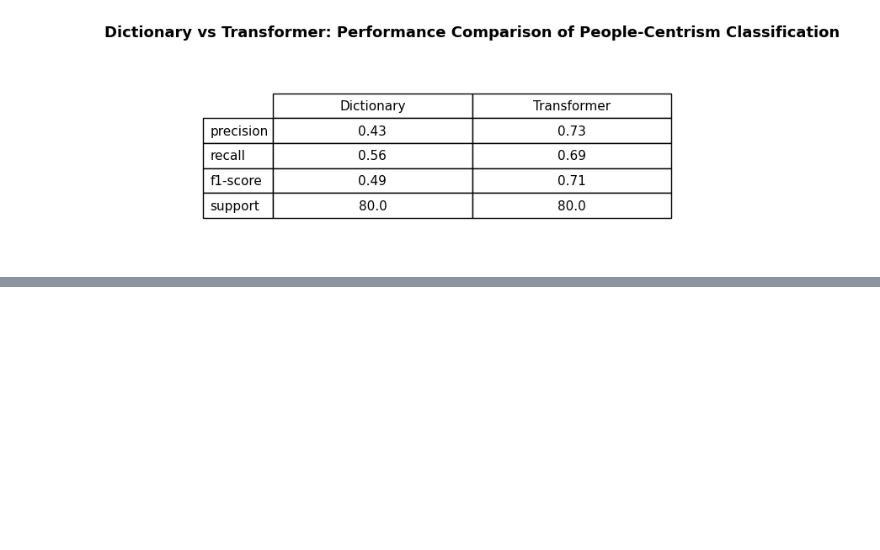
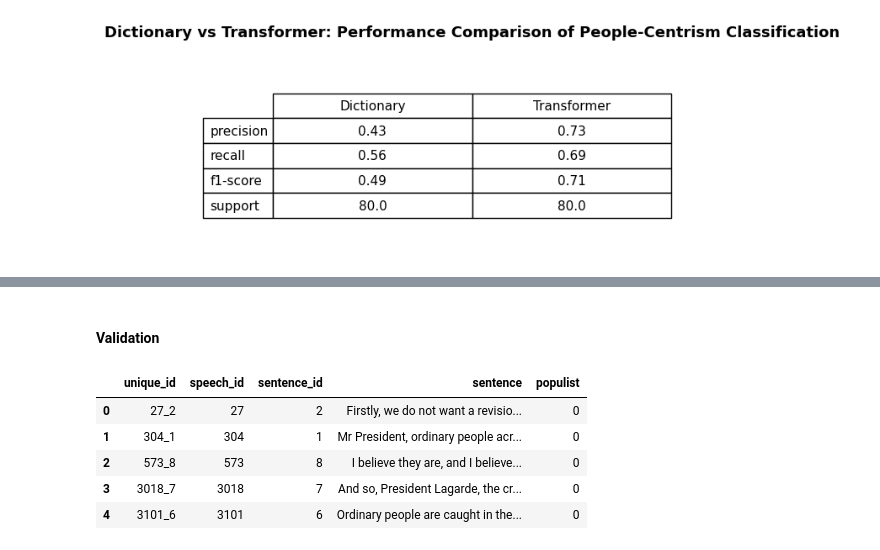
Before and after one commit to gransera/ep_populism_classification, a Jupyter notebook: notebooks/05_validation.ipynb, the cells around one changed output, grey strips where cells are left out. Drawn from its saved outputs; the diff is of its cells as text; code cells hidden in the pictures; blank space fills up the shorter version.

```diff
--- a/notebooks/05_validation.ipynb
+++ b/notebooks/05_validation.ipynb
@@ -255,0 +275,13 @@ plt.show()
+# %% [markdown]
+#### Validation
+# %%
+# Load hand-coded data
+annotations_populism = pd.read_excel('/Users/antoniagranser/Library/Mobile Documents/com~apple~CloudDocs/Documents/Master LMU/Master Thesis/text_analysis_ep_populism/dictionary_analysis/outputs/annotated_sample_populism.xlsx')
+annotations_populism.head()
+# %% [output]
+|  | unique_id | speech_id | sentence_id | sentence | populist |
+| 0 | 27_2 | 27 | 2 | Firstly, we do not want a revisio... | 0 |
+| 1 | 304_1 | 304 | 1 | Mr President, ordinary people acr... | 0 |
+| 2 | 573_8 | 573 | 8 | I believe they are, and I believe... | 0 |
+| 3 | 3018_7 | 3018 | 7 | And so, President Lagarde, the cr... | 0 |
+| 4 | 3101_6 | 3101 | 6 | Ordinary people are caught in the... | 0 |
```
Also changed, not shown: parts of 10 cells of this notebook.
